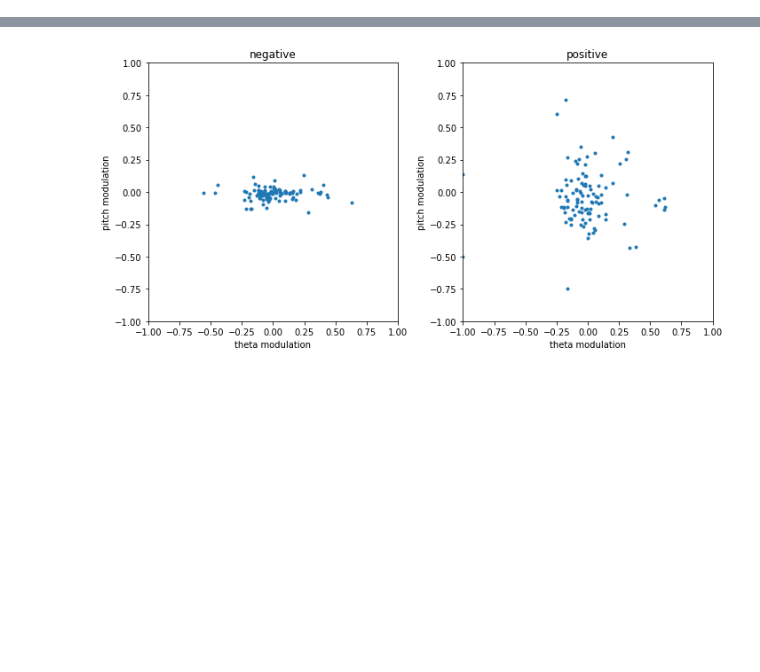
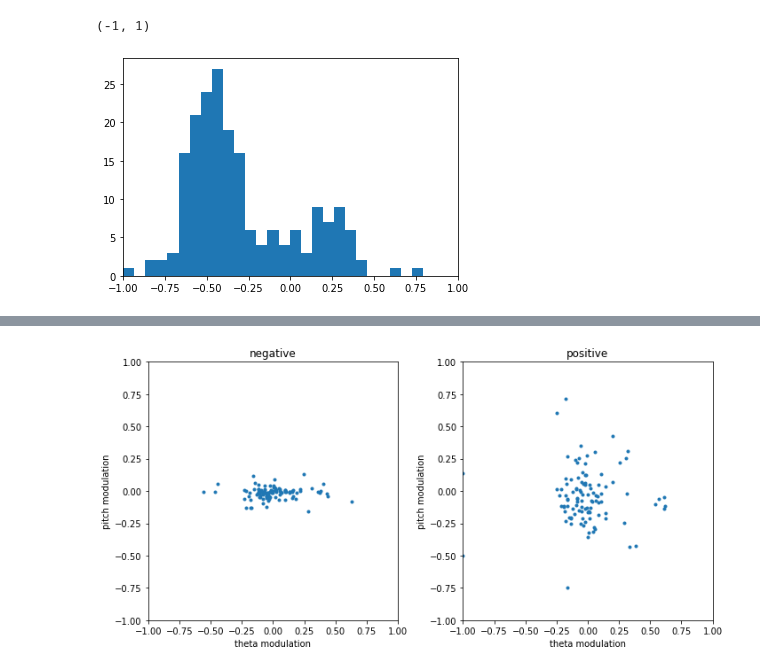
Before and after one commit to nielllab/FreelyMovingEphys, a Jupyter notebook: testing/population_analysis.ipynb, the cells around one changed output, grey strips where cells are left out. Cells and saved outputs as stored; diff of their text form; code cells hidden in the pictures; blank space fills up the shorter version.

```diff
--- a/testing/population_analysis.ipynb
+++ b/testing/population_analysis.ipynb
@@ -29,0 +69,5 @@ list(df.columns.values)
+# %%
+plt.hist(df1['waveform_t25_val'],bins=60); plt.xlim([-1,1])
+# %% [output]
+(-1, 1)
+[figure, added]
```
Also changed, not shown: parts of 9 cells of this notebook, 4 other files.
